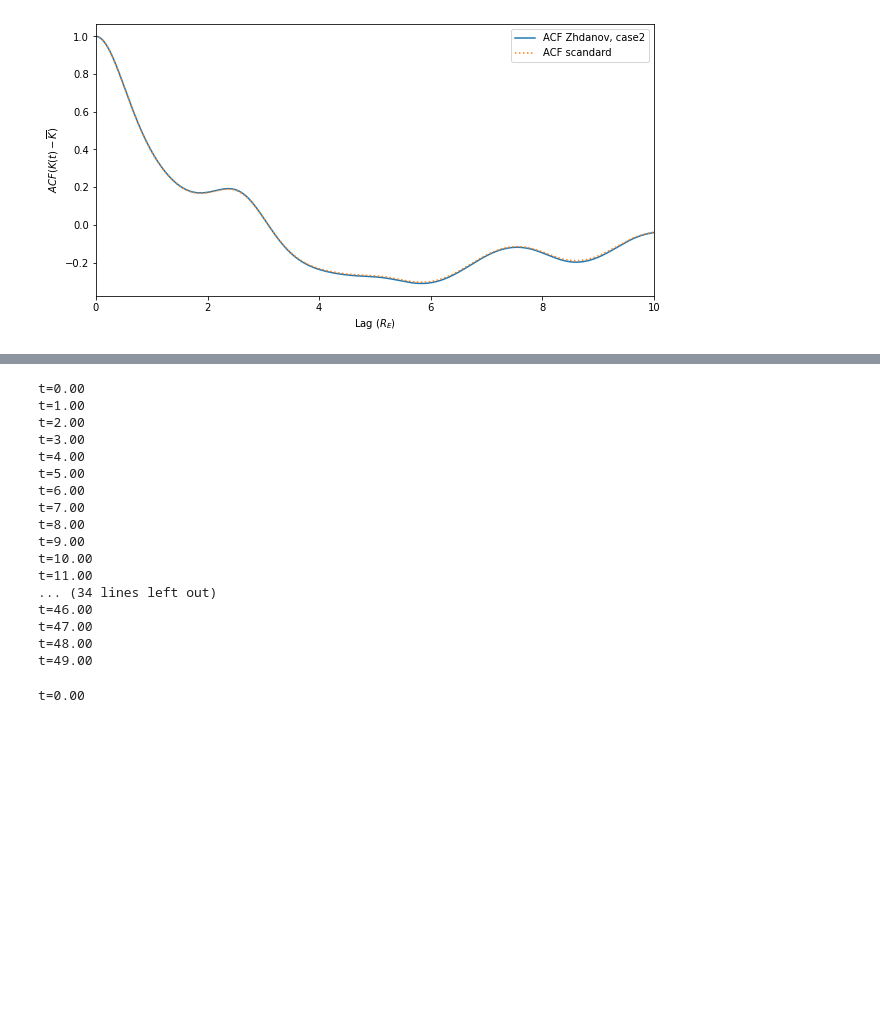
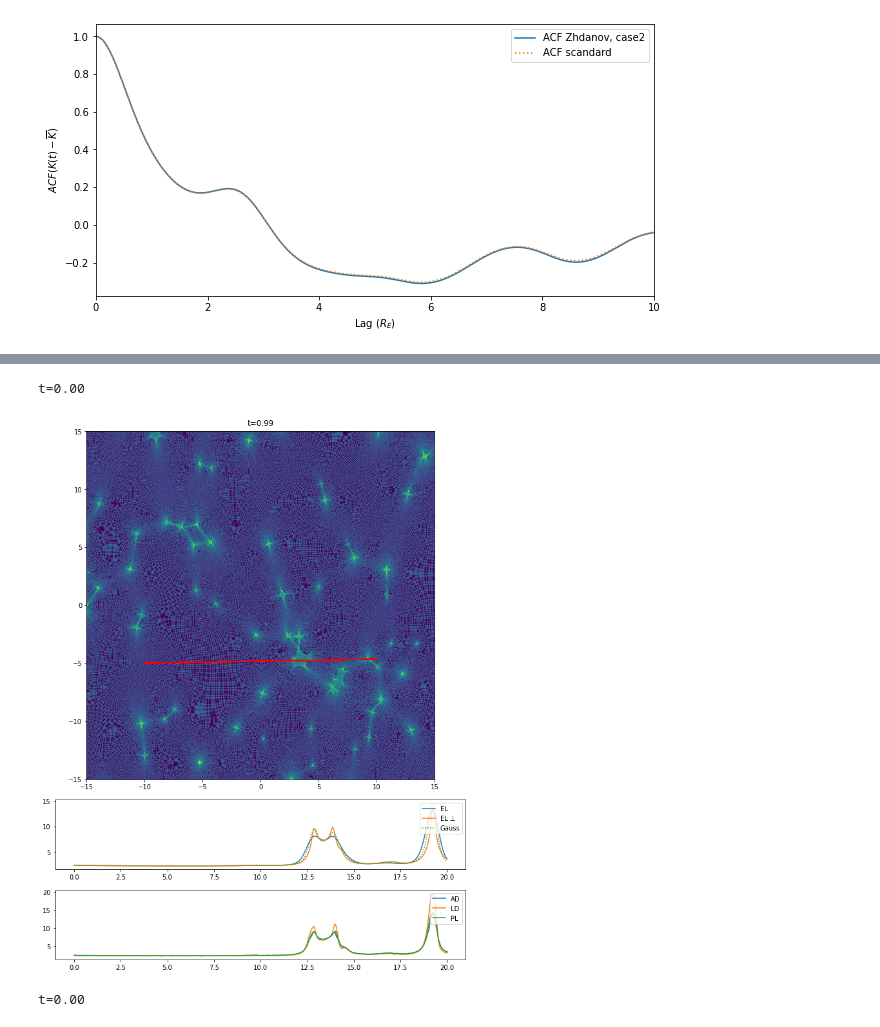
Before and after one commit to sliusar/microlensing, a Jupyter notebook: plotting.ipynb, the cells around one changed output, grey strips where cells are left out. Cells and saved outputs as stored; diff of their text form; code cells hidden in the pictures; blank space fills up the shorter version.

```diff
--- a/plotting.ipynb
+++ b/plotting.ipynb
@@ -396,7 +448,7 @@ fig, (ax1, ax2, ax3) = plt.subplots(3, 1, figsize=(10, 12), gridspec_kw={'height
 fig.tight_layout()
 fig.subplots_adjust(left=0.09, top=0.98)
 
-iterations = np.arange(0, 100, 0.1)
+iterations = np.arange(0, 1, 0.01)
 
 ims = []
 max_ampl = []
@@ -404,23 +456,23 @@ s_max = 0
 for t in iterations:
     if 10 * t % 10 == 0:
         print("t=%.2f" % t)
-    filename1 = "output/e0.7_r0.2/image_%.2f.dat" % t
-    filename2 = "output/e0.7_r0.2/lc_%.2f.dat" % t
+    filename1 = "output/s0.2_e0.1-0.9_r0.1-0.7_ms/image_%.2f.dat" % t
+    filename2 = "output/s0.2_e0.1-0.9_r0.1-0.7_ms/lc_%.2f.dat" % t
     img, extent = get_image_data(filename1, logscale=True)
     lc = get_lc_data(filename2)
     title = ax1.text(0.5, 1.01, "t=%.2f" % t, ha="center",va="bottom", transform=ax1.transAxes, fontsize="large")
     line1 = ax1.imshow(img, interpolation='none', extent=extent, origin='lower')
     ax1.plot(lc['y1'], lc['y2'], color='red')
 
-    line2, = ax2.plot(lc['y1'], lc['a_el'],      '-', color=colors[0], label='EL' if t == 0 else None)
-    line3, = ax2.plot(lc['y1'], lc['a_el_orth'], '-', color=colors[1], label='EL ⊥' if t == 0 else None)
-    line4, = ax2.plot(lc['y1'], lc['a_gs'],      linestyle='dotted', color=colors[2], label='Gauss' if t == 0 else None)
+    line2, = ax2.plot(lc['t'], lc['el_r0.2_e0.7'],      '-', color=colors[0], label='EL' if t == 0 else None)
+    line3, = ax2.plot(lc['t'], lc['el_orth_r0.2_e0.7'], '-', color=colors[1], label='EL ⊥' if t == 0 else None)
+    line4, = ax2.plot(lc['t'], lc['gs_r0.2'],      linestyle='dotted', color=colors[2], label='Gauss' if t == 0 else None)
 
-    line5, = ax3.plot(lc['y1'], lc['a_ad'],     '-', color=colors[0], label='AD' if t == 0 else None)
-    line6, = ax3.plot(lc['y1'], lc['a_ld'],     '-', color=colors[1], label='LD' if t == 0 else None)
-    line7, = ax3.plot(lc['y1'], lc['a_pl'],     '-', color=colors[2], label='PL' if t == 0 else None)
+    line5, = ax3.plot(lc['t'], lc['ad_r0.2'],     '-', color=colors[0], label='AD' if t == 0 else None)
+    line6, = ax3.plot(lc['t'], lc['ld_r0.2'],     '-', color=colors[1], label='LD' if t == 0 else None)
+    line7, = ax3.plot(lc['t'], lc['pl_r0.2'],     '-', color=colors[2], label='PL' if t == 0 else None)
 
-    _m = max([max(lc[i]) for i in ['a_ad', 'a_gs', 'a_ld', 'a_pl', 'a_el', 'a_el_orth']])
+    _m = max([max(lc[i]) for i in ['ad_r0.2', 'gs_r0.2', 'ld_r0.2', 'pl_r0.2', 'el_r0.2_e0.7', 'el_orth_r0.2_e0.7']])
     s_max = _m if _m > s_max else s_max
 
     ims.append([line1, line2, line3, line4, line5, line6, line7, title])
@@ -442,20 +492,5 @@ plt.close()
 t=0.00
-t=1.00
-t=2.00
-t=3.00
-t=4.00
-t=5.00
-t=6.00
-t=7.00
-t=8.00
-t=9.00
-t=10.00
-t=11.00
-... (34 lines left out)
-t=46.00
-t=47.00
-t=48.00
-t=49.00
+[figure, added]
 # %%
 import numpy as np
 import matplotlib.pyplot as plt
```
Also changed, not shown: parts of 6 cells of this notebook, 11 other files.
